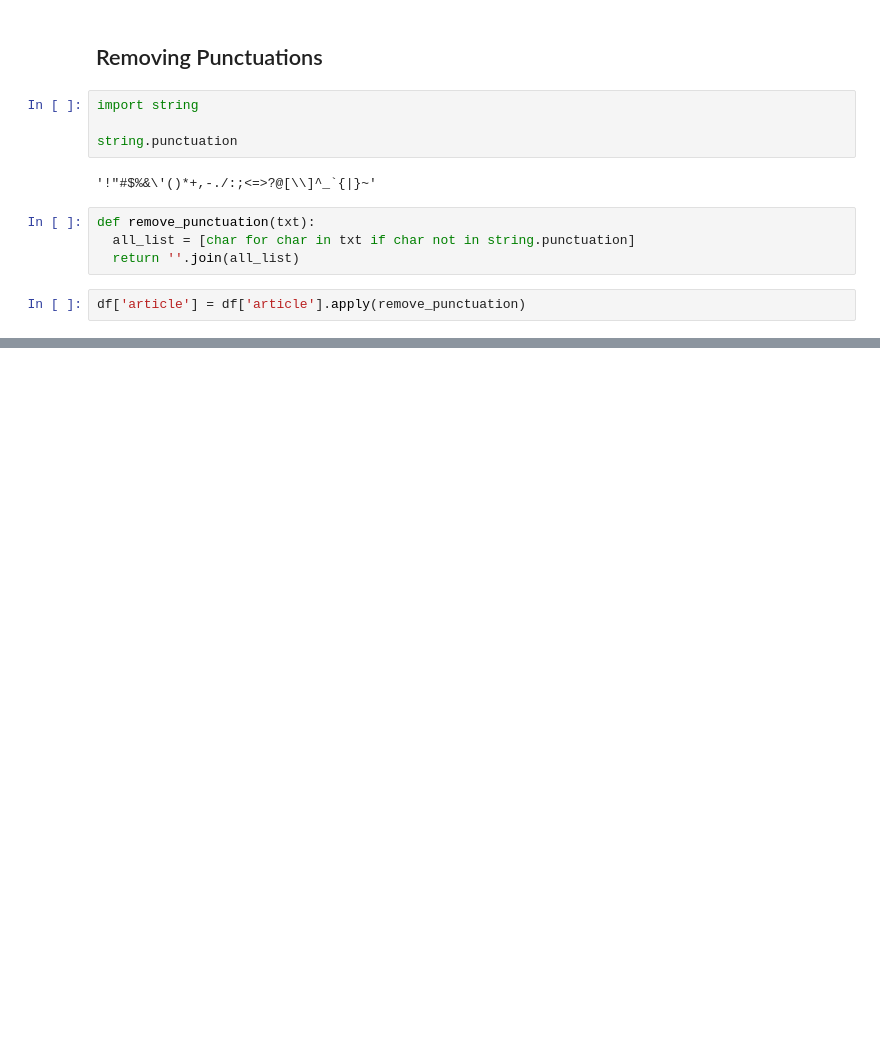
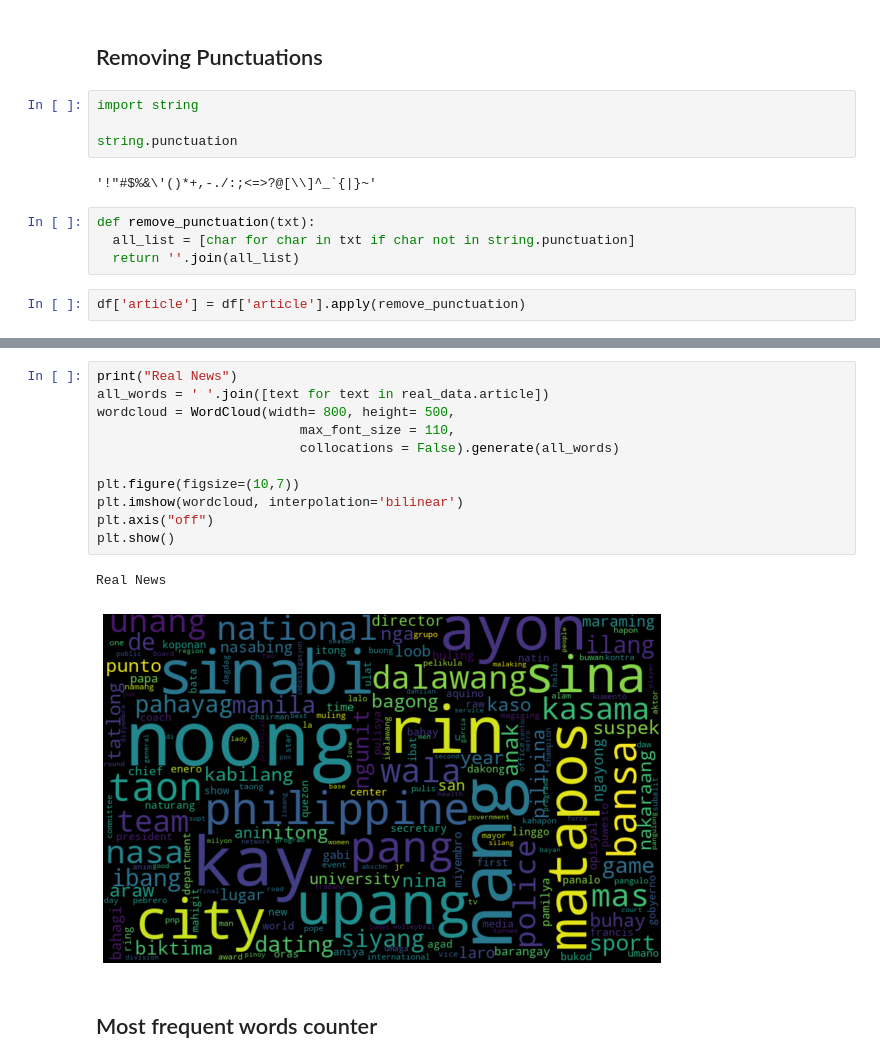
Before and after one commit to mart-anthony-stark/Machine-Learning-and-Deep-Learning, a Jupyter notebook: Fake_News_Detection_PH.ipynb, the cells around one changed output, grey strips where cells are left out. Saved outputs shown, nothing was run; the diff lists cells and outputs as text; blank space fills up the shorter version.

```diff
--- a/Fake_News_Detection_PH.ipynb
+++ b/Fake_News_Detection_PH.ipynb
@@ -137,0 +206,16 @@ df.head()
+# %%
+print("Real News")
+all_words = ' '.join([text for text in real_data.article])
+wordcloud = WordCloud(width= 800, height= 500,
+                          max_font_size = 110,
+                          collocations = False).generate(all_words)
+
+plt.figure(figsize=(10,7))
+plt.imshow(wordcloud, interpolation='bilinear')
+plt.axis("off")
+plt.show()
+# %% [output]
+Real News
+[figure, added]
+# %% [markdown]
+## Most frequent words counter
```
Also changed, not shown: parts of 20 cells of this notebook.
